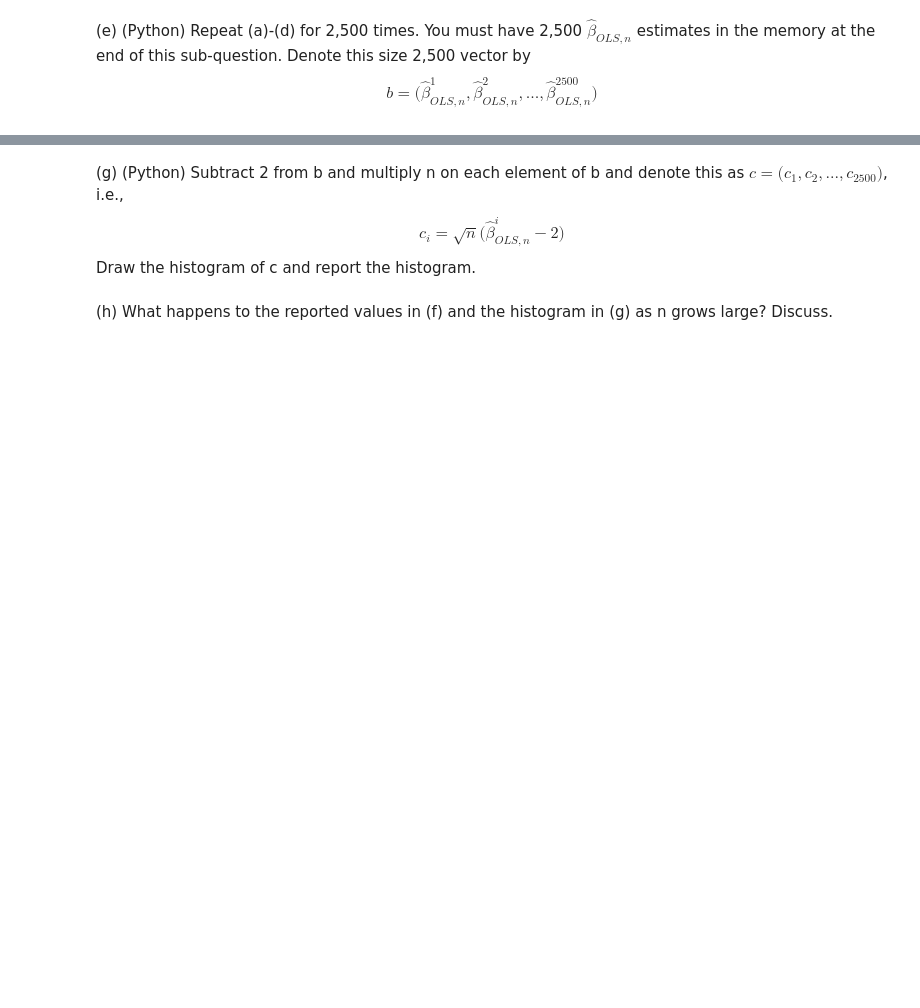
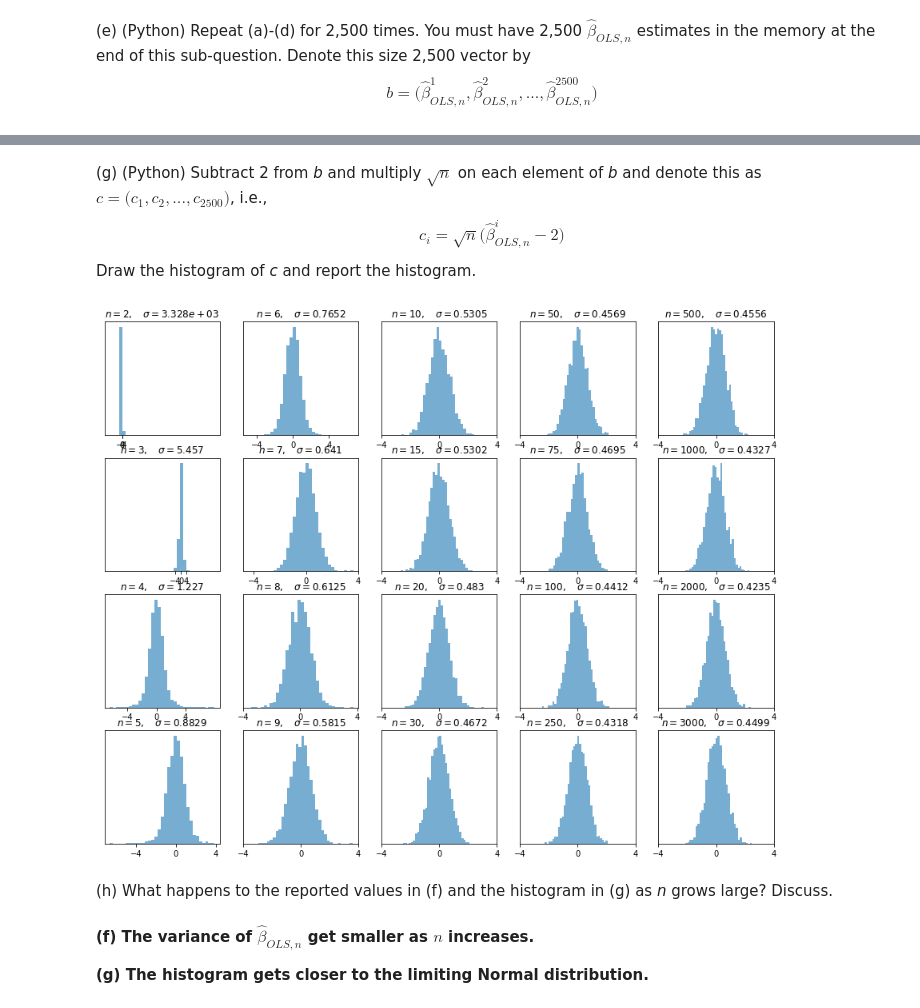
Before and after one commit to JMiao18/EIO, a Jupyter notebook: ProblemSet1.ipynb, the cells around one changed output, grey strips where cells are left out. Cells and saved outputs as stored; diff of their text form; code cells hidden in the pictures; blank space fills up the shorter version.

```diff
--- a/ProblemSet1.ipynb
+++ b/ProblemSet1.ipynb
@@ -1141,8 +1319,37 @@ $$
 # %% [markdown]
-(g) (Python) Subtract 2 from b and multiply n on each element of b and denote this as $c = \bigg( c_1, c_2, ..., c_{2500} \bigg)$, i.e.,
+(g) (Python) Subtract 2 from *b* and multiply $\sqrt{n}$ on each element of *b* and denote this as $c = \bigg( c_1, c_2, ..., c_{2500} \bigg)$, i.e.,
 $$
 c_i = \sqrt{n} \bigg( \hat \beta^i_{OLS,n} - 2\bigg)
 $$
-Draw the histogram of c and report the histogram.
+Draw the histogram of *c* and report the histogram.
+# %%
+num_rows, num_cols = 4, 5
+SizeList = [2,3,4,5,6,7,8,9,10,15,20,30,50,75,100,250,500,1000,2000,3000]
+fig, axes = plt.subplots(num_rows, num_cols, figsize=(15, 12))
+for i in range(num_rows):
+    for j in range(num_cols):
+        index = i + 4 * j
+
+        c = [0] * 2500
+        for k in range(2500):
+            X = np.random.uniform(low = 0.0, high = 12.0, size = SizeList[index])
+            u = np.random.uniform(low = -4.0, high = 4.0, size = SizeList[index])
+            y = 3 + 2 * X + u
+            dataset = pd.DataFrame({'X': X})
+            dataset["ones"] = 1
+            beta_hat = np.linalg.inv( np.transpose(dataset) @ dataset ) @ np.transpose(dataset) @ y
+            c[k] = (beta_hat[0] - 2) * np.sqrt(SizeList[index])
+
+        axes[i,j].hist(c, alpha = 0.6, bins = 33)
+        t = f'$n = {SizeList[index]}, \quad \sigma = {np.var(c):.4}$'
+        axes[i,j].set(title = t, xticks = [-4, 0, 4], yticks = [])
+
+plt.show()
+# %% [output]
+[figure, added]
 # %% [markdown]
-(h) What happens to the reported values in (f) and the histogram in (g) as n grows large? Discuss.
+(h) What happens to the reported values in (f) and the histogram in (g) as *n* grows large? Discuss.
+# %% [markdown]
+**(f) The variance of $\hat \beta_{OLS,n}$ get smaller as $n$ increases.**
+
+**(g) The histogram gets closer to the limiting Normal distribution.**
```
Also changed, not shown: parts of 24 cells of this notebook.
